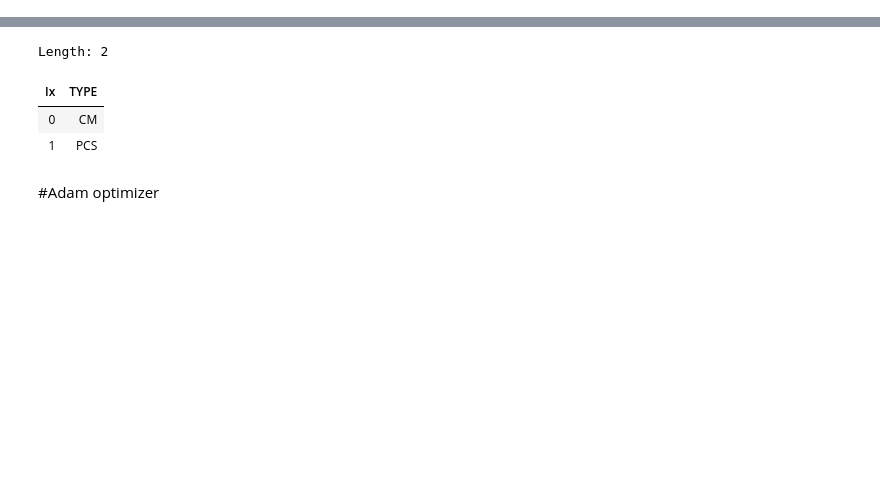
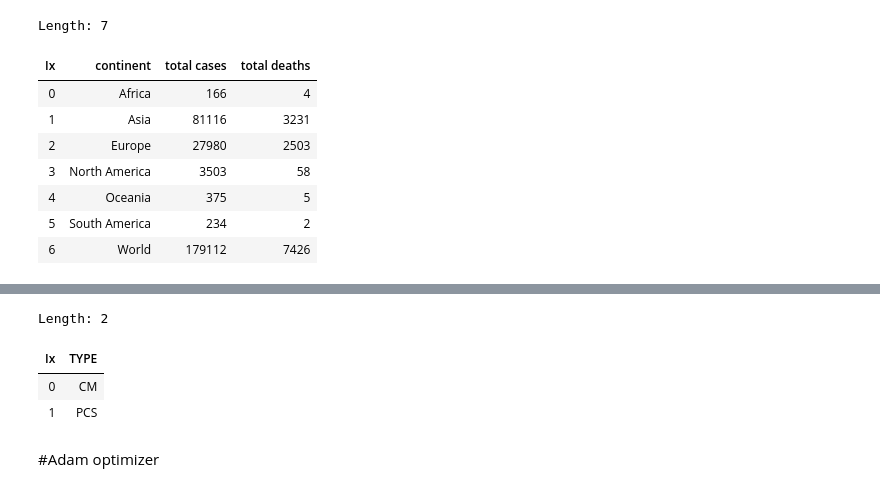
Before and after one commit to nurulc/data-frame, a Jupyter notebook: notebook/frame-test.ipynb, the cells around one changed output, grey strips where cells are left out. Saved outputs shown, nothing was run; the diff lists cells and outputs as text; code cells hidden in the pictures; blank space fills up the shorter version.

```diff
--- a/notebook/frame-test.ipynb
+++ b/notebook/frame-test.ipynb
@@ -124,0 +63,44 @@ Object.keys(exports)
+# %%
+var contMap = {
+  Brunei: 'Asia',
+  Curacao: 'North America',
+  'Democratic Republic of Congo': 'Africa',
+  'Faeroe Islands': 'Europe',
+  International: 'Asia',
+  Palestine: 'Asia',
+  Russia: 'Europe',
+  'Saint Barthlemy': 'North America',
+  'Saint Martin (French part)': 'North America',
+  'South Korea': 'Asia',
+  'United Kingdom': 'Europe',
+  'United States': 'North America',
+  Vatican: 'Europe',
+  World: 'World'
+};
+
+
+var projCols = arrProd('1.', frame.columns).map(r =>r[0]+r[1]).concat(['2.continent']);
+var conts = continents.groupBy(['Country_Name', gb.min('Continent_Name', 'continent')]);
+conts = conts.project(['location', 'Country_Name', 'continent'], {location: r => r.Country_Name.split(/,| \(/)[0] },true)
+var corona = frame.leftJoin(conts, projCols, 'location');//.filter(r => r.location === 'Azerbaijan');
+var infec = corona.groupBy(['location', 'continent', gb.max('total_cases'), gb.max('total_deaths')])
+            .project(undefined,
+                     {continent: v => v.continent || contMap[v.location] || '',
+                      total_cases: (v => v.total_cases ||'0'),
+                      total_deaths: (v => v.total_deaths || '0')
+                     },
+                     true);
+var arr = infec.filter(a => a.continent === undefined).mapF(({location,continent}) => ([location, 'Asia']));
+zipToDict(arr)
+var disp = infec.groupBy(['continent', gb.max('total_cases'), gb.max('total_deaths')]);
+disp
+# %% [output]
+Length: 7
+| Ix | continent | total cases | total deaths |
+| 0 | Africa | 166 | 4 |
+| 1 | Asia | 81116 | 3231 |
+| 2 | Europe | 27980 | 2503 |
+| 3 | North America | 3503 | 58 |
+| 4 | Oceania | 375 | 5 |
+| 5 | South America | 234 | 2 |
+| 6 | World | 179112 | 7426 |
```
Also changed, not shown: parts of 17 cells of this notebook, 8 other files.
